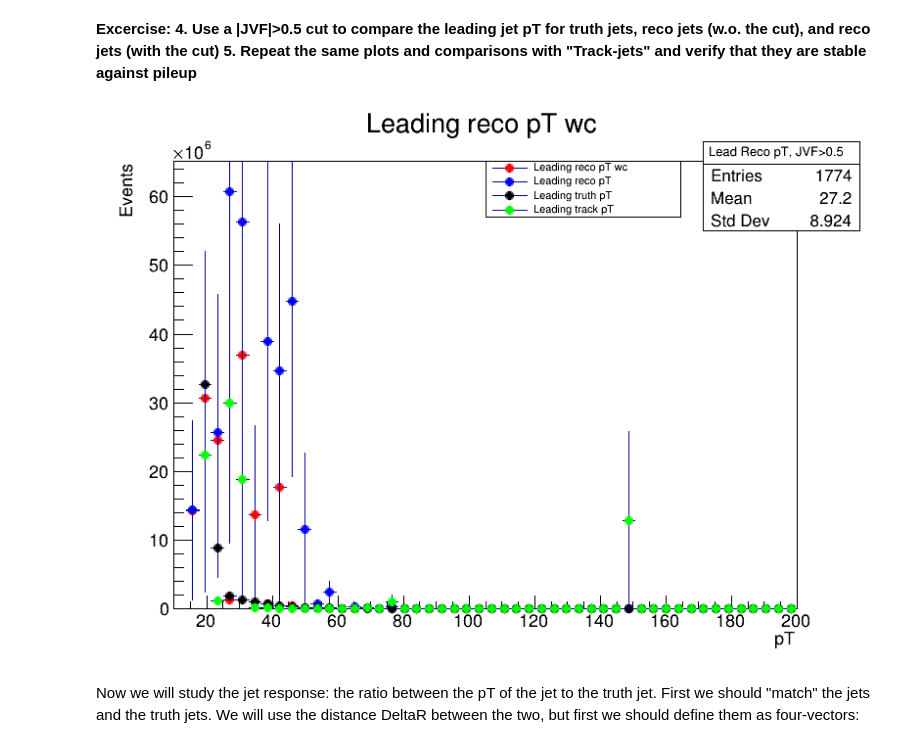
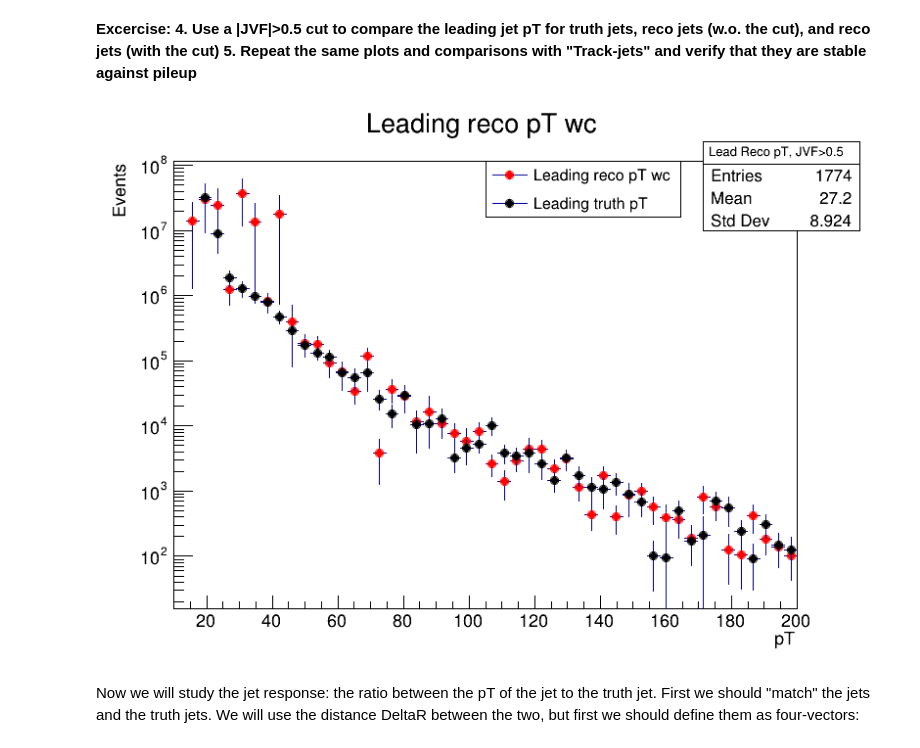
Before and after one commit to jummorenope/Temas-avanzados-en-f-sica-de-particulas, a Jupyter notebook: Jets/Jets_cpp.ipynb, the cells around one changed output. Cells and saved outputs as stored; diff of their text form; code cells hidden in the pictures.

```diff
--- a/Jets/Jets_cpp.ipynb
+++ b/Jets/Jets_cpp.ipynb
@@ -387,20 +387,21 @@ for (i = 0; i < nentries; i++)
 # %%
 hist_leadreco_pT_wc->SetMarkerStyle(20);
 hist_leadreco_pT_wc->SetMarkerColor(kRed);
 hist_leadreco_pT_wc->Draw("");
-hist_leadreco_pT->SetMarkerStyle(20);
+/*hist_leadreco_pT->SetMarkerStyle(20);
 hist_leadreco_pT->SetMarkerColor(kBlue);
-hist_leadreco_pT->Draw("SAME");
+hist_leadreco_pT->Draw("SAME");*/
 hist_leadtruth_pT->SetMarkerStyle(20);
 hist_leadtruth_pT->SetMarkerColor(kBlack);
 hist_leadtruth_pT->Draw("SAME");
-hist_leadtrack_pT->SetMarkerStyle(20);
+/*hist_leadtrack_pT->SetMarkerStyle(20);
 hist_leadtrack_pT->SetMarkerColor(kGreen);
-hist_leadtrack_pT->Draw("SAME");
+hist_leadtrack_pT->Draw("SAME");*/
+canvas3->SetLogy();
 canvas3->BuildLegend(0.75,0.8,0.5,0.9);
 canvas3->Draw();
 # %% [output]
-[figure, old version]
+[figure, new version]
 # %% [markdown]
 Now we will study the jet response: the ratio between the pT of the jet to the truth jet. First we should "match" the jets and the truth jets. We will use the distance DeltaR between the two, but first we should define them as four-vectors:
 # %%
```
Also changed, not shown: parts of 8 cells of this notebook, 1 other file.
